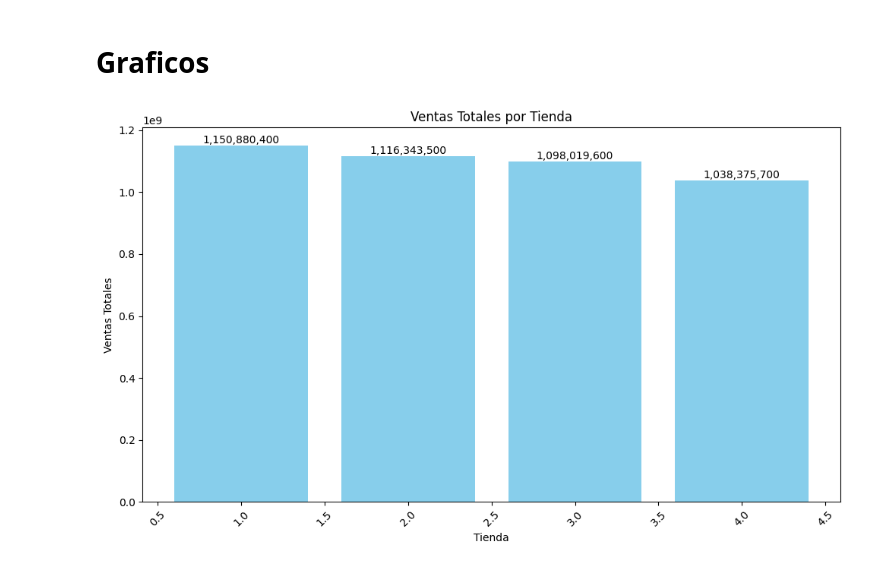
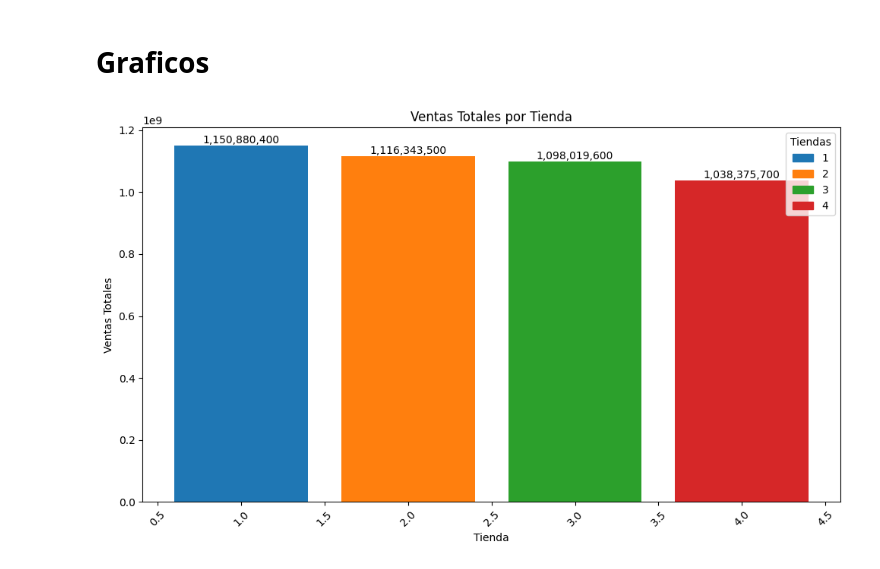
Before and after one commit to Brayan8Ch/challenge1-data-science-latam_alura, a Jupyter notebook: AluraStoreLatam.ipynb, the cells around one changed output. Drawn from its saved outputs; the diff is of its cells as text; code cells hidden in the pictures.

```diff
--- a/AluraStoreLatam.ipynb
+++ b/AluraStoreLatam.ipynb
@@ -130,40 +130,36 @@ df_avg.sort_values('Costo de Envío promedio', ascending=False)
 # %%
 import matplotlib.pyplot as plt
 
 # Suponemos que ya tienes el DataFrame cargado: df_facturacion
-# Extraemos los datos necesarios
-tiendas = df_facturacion['Tienda'].tolist()             # Lista de nombres de tiendas
-ventas = df_facturacion['Facturacion Total'].tolist()   # Lista de valores de ventas
+tiendas = df_facturacion['Tienda'].tolist()
+ventas = df_facturacion['Facturacion Total'].tolist()
 
-# Crear figura y gráfico
-plt.figure(figsize=(10, 6))                              # Tamaño del gráfico
-barras = plt.bar(tiendas, ventas, color='skyblue')       # Crear barras
+# Definir colores para las tiendas (puedes cambiar la paleta)
+colores = plt.cm.tab10.colors
+color_map = {tienda: colores[i % len(colores)] for i, tienda in enumerate(tiendas)}
 
-# Mostrar valores en la punta de cada barra
+# Crear figura
+plt.figure(figsize=(10, 6))
+
+# Dibujar barras con color por tienda
+colores_barras = [color_map[t] for t in tiendas]
+barras = plt.bar(tiendas, ventas, color=colores_barras)
+
+# Agregar valores encima de cada barra
 for barra in barras:
-    altura = barra.get_height()                          # Obtener altura de la barra
-    plt.text(
-        x=barra.get_x() + barra.get_width() / 2,         # Posición X (centro de la barra)
-        y=altura,                                         # Posición Y (altura de la barra)
-        s=f'{altura:,.0f}',                               # Texto: valor con separador de miles
-        ha='center',                                      # Alineación horizontal
-        va='bottom',                                      # Alineación vertical
-        fontsize=10,                                      # Tamaño del texto
-        color='black'                                     # Color del texto
-    )
+    altura = barra.get_height()
+    plt.text(barra.get_x() + barra.get_width()/2, altura + 0.5, f'{altura:,.0f}',
+             ha='center', va='bottom', fontsize=10, color='black')
 
-# Títulos y etiquetas
+# Crear leyenda manual con colores por tienda
+handles = [plt.Rectangle((0,0),1,1, color=color_map[t]) for t in tiendas]
+plt.legend(handles, tiendas, title='Tiendas')
+
 plt.title('Ventas Totales por Tienda')
 plt.xlabel('Tienda')
 plt.ylabel('Ventas Totales')
-
-# Rotar etiquetas del eje X si son largas
 plt.xticks(rotation=45)
-
-# Ajuste de márgenes
 plt.tight_layout()
-
-# Mostrar gráfico
 plt.show()
 # %% [output]
-[figure, old version]
+[figure, new version]
```
Also changed, not shown: parts of 4 cells of this notebook.
